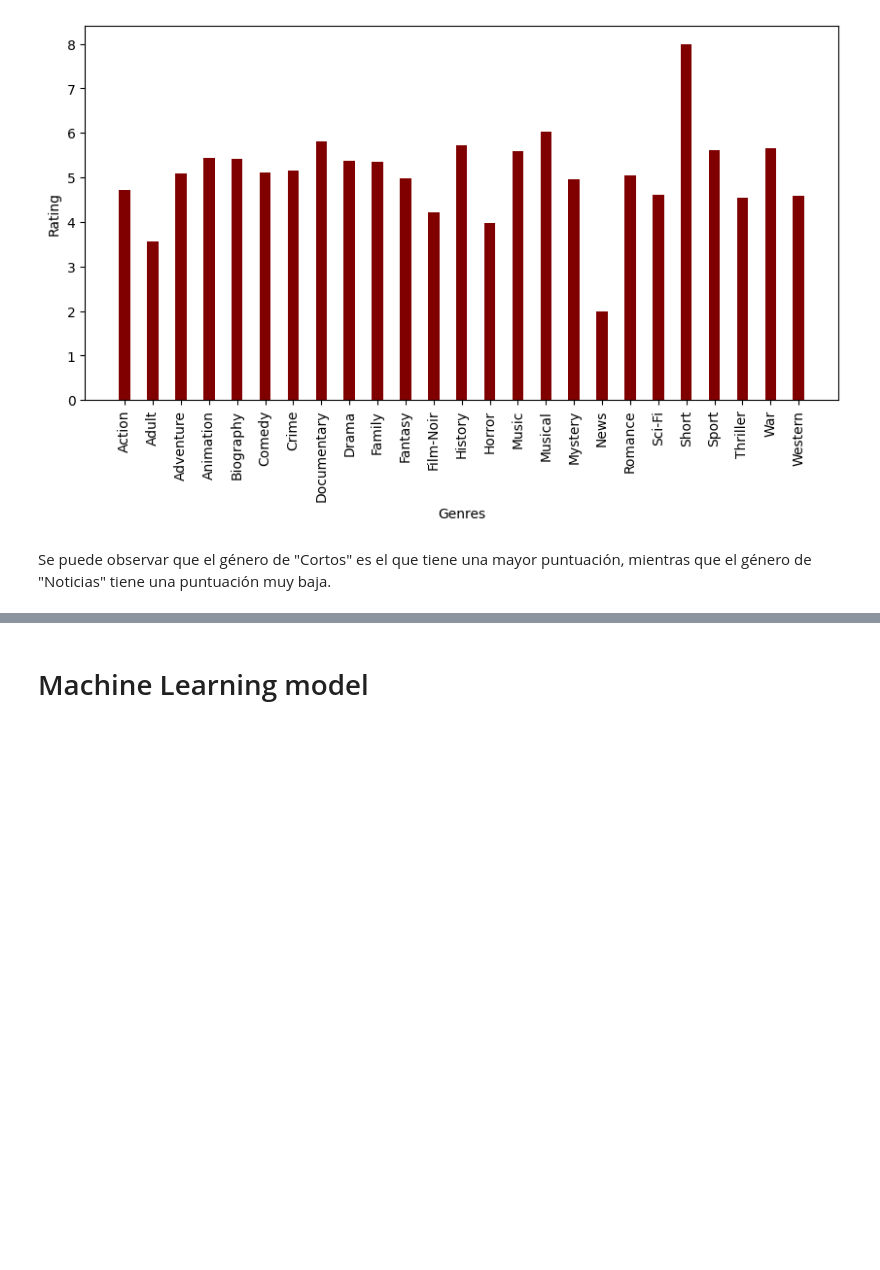
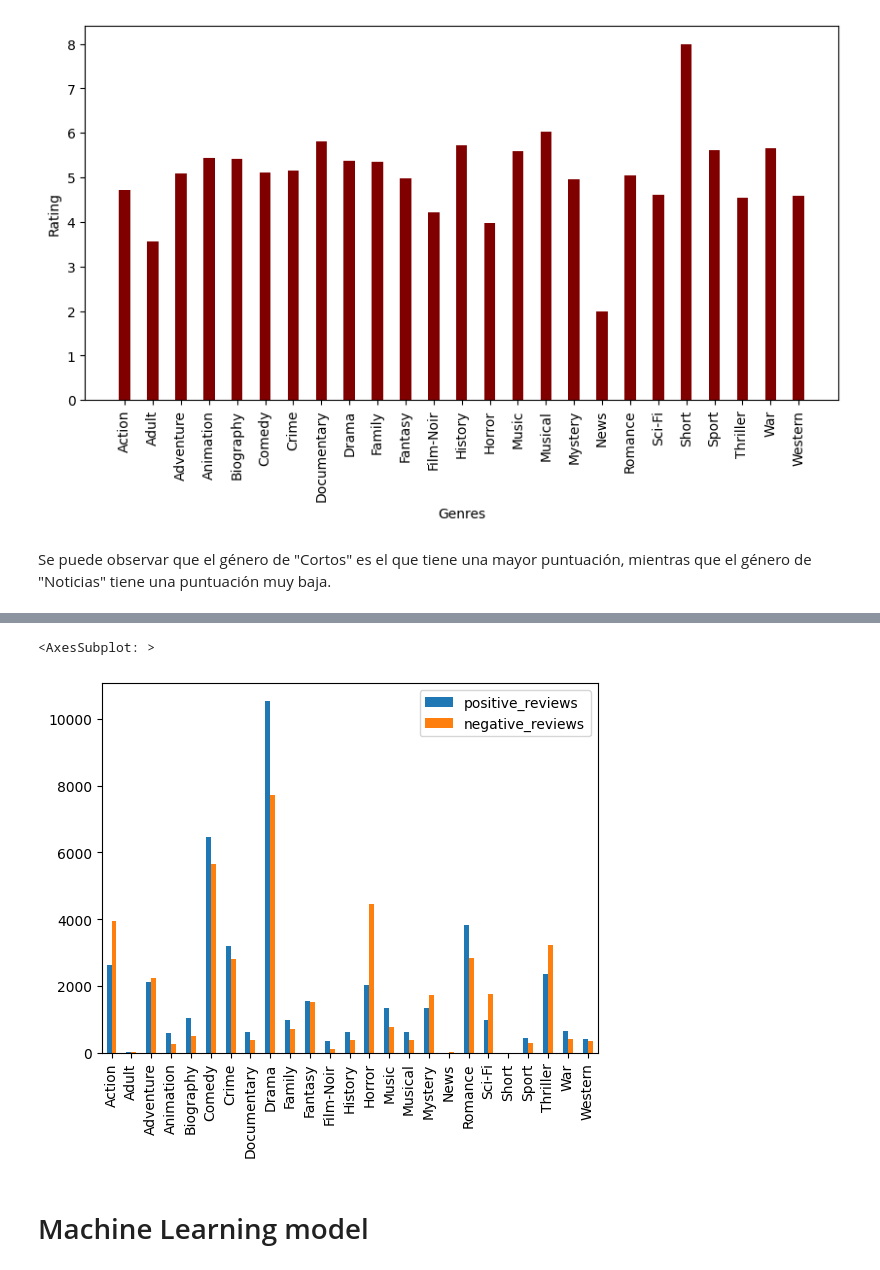
Before and after one commit to Pablot123/TGL_FinalProject, a Jupyter notebook: data_analisis.ipynb, the cells around one changed output, grey strips where cells are left out. Saved outputs shown, nothing was run; the diff lists cells and outputs as text; code cells hidden in the pictures; blank space fills up the shorter version.

Commit message:
ultima visualizacion

```diff
--- a/data_analisis.ipynb
+++ b/data_analisis.ipynb
@@ -224,0 +228,17 @@ Se puede observar que el género de "Cortos" es el que tiene una mayor puntuaci
+# %%
+# Se eliminan los valores vacios de las columnas 'label' y 'genres'
+df_not_null = df_movies.dropna(subset=['label','genres'])
+df_not_null.reset_index(inplace=True)
+
+# Se convierte el dataframe en lista
+list_genres = df_not_null['genres'].tolist()
+
+#se obtienen los generos unicos
+list_genres = list(set(list_genres))
+genres_unique = []
+for gen_str in list_genres:
+    for gen in gen_str.split(','):
+        if gen not in genres_unique:
+            genres_unique.append(gen)
+genres_unique.sort()
+genres_unique
@@ -224,0 +263,18 @@ Se puede observar que el género de "Cortos" es el que tiene una mayor puntuaci
+# %%
+# se eliminan las reviews con la etiqueta 'Unsupervised'
+df_gen = df_not_null.loc[df_not_null['label'] != 'Unsupervised', :]
+df_gen.reset_index(inplace=True)
+# %%
+# Se filtran las reviews positivas y negativas por genero
+dict_genres = {}
+for gen in genres_unique:
+    count_p = 0
+    count_n = 0
+    for k in range(len(df_gen)):
+        if gen in df_gen['genres'][k]:
+            if 'Positive' in df_gen['label'][k]:
+                count_p += 1
+            else:
+                count_n += 1
+    dict_genres[gen] = [count_p,count_n]
+sorted(dict_genres.items())
@@ -225,3 +343,12 @@ Se puede observar que el género de "Cortos" es el que tiene una mayor puntuaci
+# %%
+# Visualizar la relación entre reviews negativas vs reviews positivas
+data = pd.DataFrame([[dict_genres[key][0], dict_genres[key][1]] for key in dict_genres.keys()],
+                              columns=['positive_reviews', 'negative_reviews'], index=dict_genres.keys())
+
+data.plot(kind = 'bar')
+# %% [output]
+<AxesSubplot: >
+[figure, added]
 # %% [markdown]
 # Machine Learning model
 # %%
```
Also changed, not shown: parts of 8 cells of this notebook.
